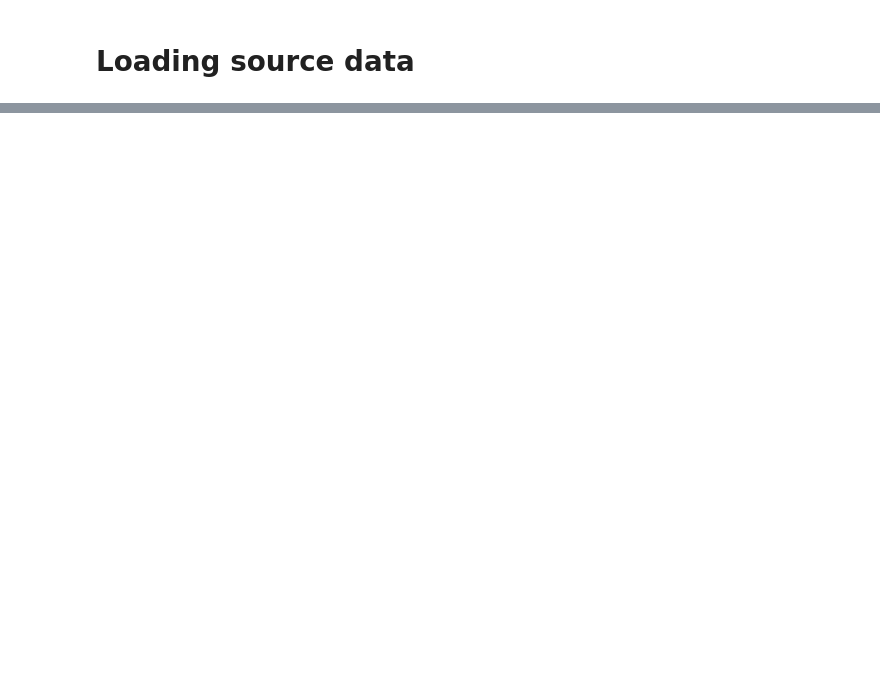
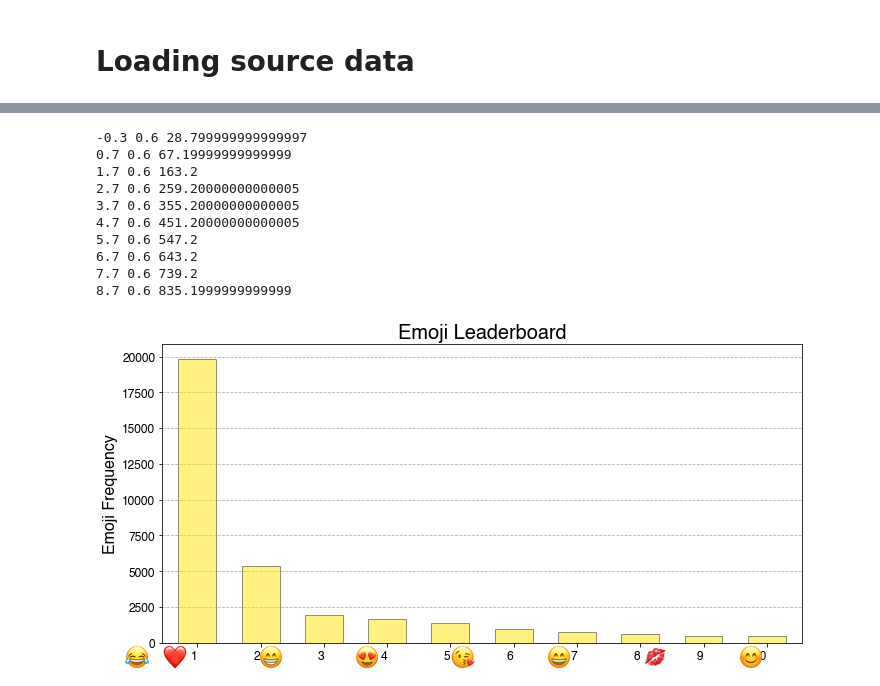
Before and after one commit to peter-gy/fb-messenger-analysis, a Jupyter notebook: jupyter/messenger-emoji-visualization.ipynb, the cells around one changed output, grey strips where cells are left out. Cells and saved outputs as stored; diff of their text form; code cells hidden in the pictures; blank space fills up the shorter version.

Commit message:
emoji leaderboard created, emoji alignment to be fixed

```diff
--- a/jupyter/messenger-emoji-visualization.ipynb
+++ b/jupyter/messenger-emoji-visualization.ipynb
@@ -28,4 +33,15 @@ all_emojis_2d = [*map(lambda emoji_string : list(emoji_string), all_emoji_string
 # flatten 2d list
 all_emojis = [item for sublist in all_emojis_2d for item in sublist]
 
-emoji_table
+def get_emoji_img_url(emoji):
+    for i in range(len(emoji_table)):
+        if emoji_table.values[i][0] == emoji:
+            return emoji_table.values[i][4]
+
+def get_emoji_img(emoji, size):
+    url = get_emoji_img_url(emoji)
+    url = url if type(url) == str else get_emoji_img_url('❓')
+    response = requests.get(url)
+    img = Image.open(BytesIO(response.content))
+    img.thumbnail((size, size), Image.ANTIALIAS)
+    return img
@@ -129,0 +63,39 @@ plt.show()
+# %%
+fig = plt.figure(figsize=[10, 5])
+ax = emoji_counts[:10].plot(kind='bar', width=0.6, alpha=0.5, color=yellow, edgecolor=bar_edge_color, zorder=2)
+
+xlabels = [*range(1, 10+1)]
+ax.yaxis.grid(True, linestyle='--')
+ax.set_xticklabels(xlabels, rotation=0, rotation_mode='anchor', ha='right', fontproperties=ticks_font)
+for label in ax.get_yticklabels():
+    label.set_fontproperties(ticks_font)
+
+ax.set_title('Emoji Leaderboard', fontproperties=title_font)
+ax.set_xlabel('')
+ax.set_ylabel('Emoji Frequency', fontproperties=label_font)
+
+bars = [rect for rect in ax.get_children() if isinstance(rect, mpl.patches.Rectangle)]
+for i in range(0, len(bars)-1):
+    bar = bars[i]
+    img = get_emoji_img(emoji_counts.index[i], 24)
+    # 1 in = 96 px
+    #img_x = 63*i + 90
+    img_x = (abs(bar.get_x())) * 96
+    print(bar.get_x(), bar.get_width(), img_x)
+    fig.figimage(img, img_x, 0)
+
+fig.tight_layout()
+fig.savefig('images/messenger-emoji-leaderboard.png', dpi=96)
+plt.show()
+# %% [output]
+-0.3 0.6 28.799999999999997
+0.7 0.6 67.19999999999999
+1.7 0.6 163.2
+2.7 0.6 259.20000000000005
+3.7 0.6 355.20000000000005
+4.7 0.6 451.20000000000005
+5.7 0.6 547.2
+6.7 0.6 643.2
+7.7 0.6 739.2
+8.7 0.6 835.1999999999999
+[figure, added]
```
Also changed, not shown: parts of 6 cells of this notebook, 2 other files.
